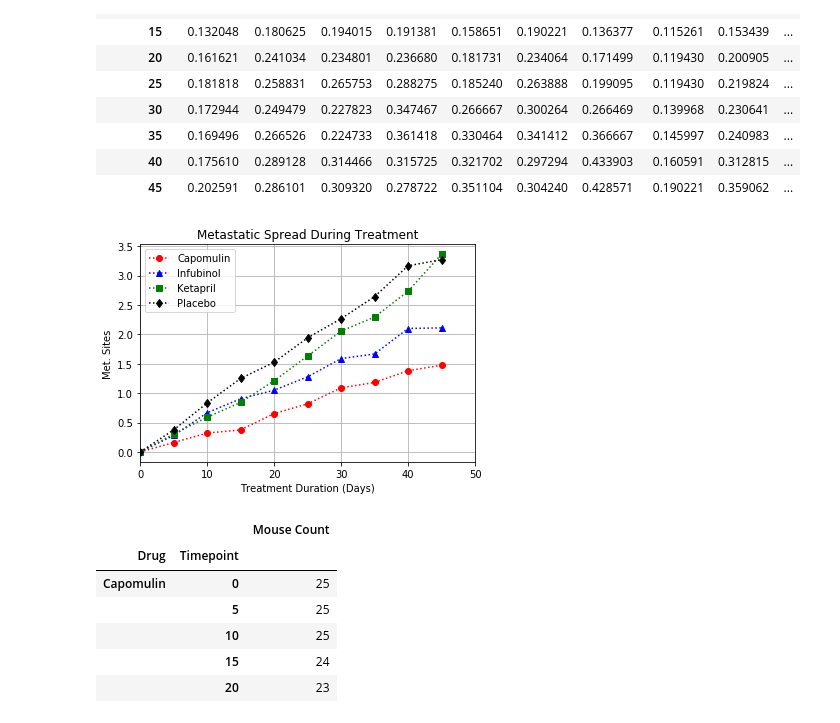
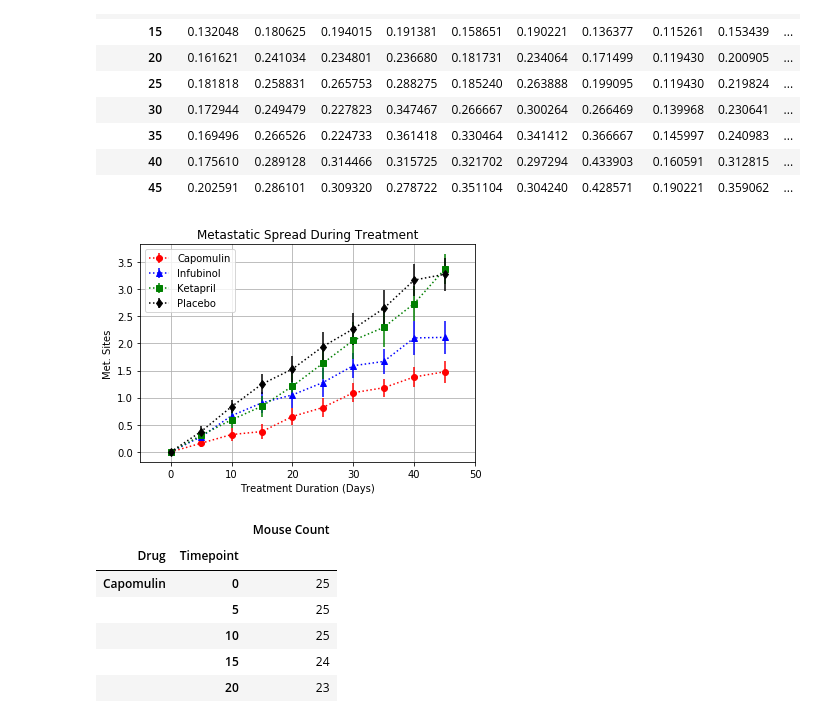
Before and after one commit to mitchellcapell95/matplotlib, a Jupyter notebook: Pymaceuticals.ipynb, the cells around one changed output. Cells and saved outputs as stored; diff of their text form; code cells hidden in the pictures.

```diff
--- a/Pymaceuticals.ipynb
+++ b/Pymaceuticals.ipynb
@@ -224,28 +232,32 @@ formatted_SE_mr_df
 | 40 | 0.175610 | 0.289128 | 0.314466 | 0.315725 | 0.321702 | 0.297294 | 0.433903 | 0.160591 | 0.312815 | ... |
 | 45 | 0.202591 | 0.286101 | 0.309320 | 0.278722 | 0.351104 | 0.304240 | 0.428571 | 0.190221 | 0.359062 | ... |
 # %%
+%matplotlib notebook
+%matplotlib inline
+import matplotlib.pyplot as plt
+
 # Generate the Plot (with Error Bars)
 
-ax = plt.gca()
+fig, ax = plt.subplots()
 
+x_axis = np.arange(0,50,5)
 
-formatted_mean_mr_df.plot(kind='line',style=":",y='Capomulin',marker="o",color='red',ax=ax)
-formatted_mean_mr_df.plot(kind='line',style=":",y='Infubinol',marker="^",color='blue',ax=ax)
-formatted_mean_mr_df.plot(kind='line',style=":",y='Ketapril',marker="s",color='green',ax=ax)
-formatted_mean_mr_df.plot(kind='line',style=":",y='Placebo',marker="d",color='black',ax=ax)
-
+ax.errorbar(x_axis,formatted_mean_mr_df['Capomulin'], yerr=formatted_SE_mr_df['Capomulin'],marker="o",color='red',linestyle=":",label='Capomulin')
+ax.errorbar(x_axis,formatted_mean_mr_df['Infubinol'], yerr=formatted_SE_mr_df['Infubinol'],marker="^",color='blue',linestyle=':',label='Infubinol')
+ax.errorbar(x_axis,formatted_mean_mr_df['Ketapril'], yerr=formatted_SE_mr_df['Ketapril'],marker="s",color='green',linestyle=":",label='Ketapril')
+ax.errorbar(x_axis,formatted_mean_mr_df['Placebo'], yerr=formatted_SE_mr_df['Placebo'],marker="d",color='black',linestyle=":",label='Placebo')
+ax.set_xlim(-5, 50)
 
 plt.title("Metastatic Spread During Treatment")
 plt.xlabel("Treatment Duration (Days)")
 plt.ylabel("Met. Sites")
 
-plt.xlim(0, 50, 10)
 
 plt.legend()
 plt.grid()
 plt.show()
 # %% [output]
-[figure, old version]
+[figure, new version]
 # %%
 # Store the Count of Mice Grouped by Drug and Timepoint (W can pass any metric)
 
```
Also changed, not shown: parts of 4 cells of this notebook.
